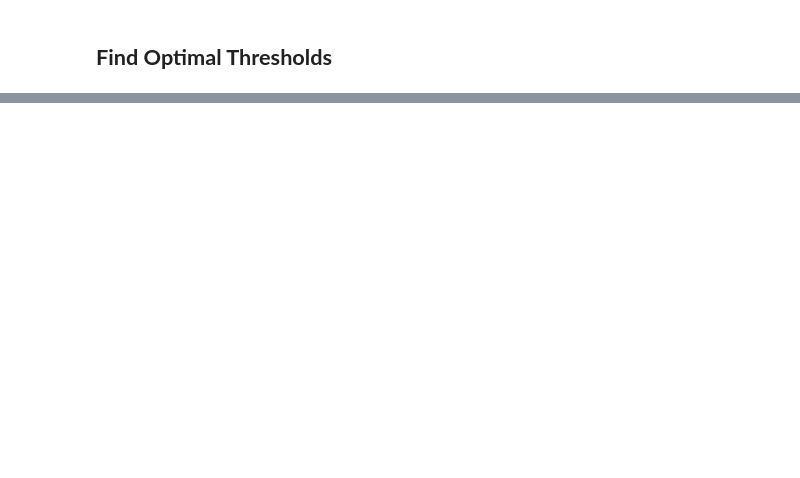
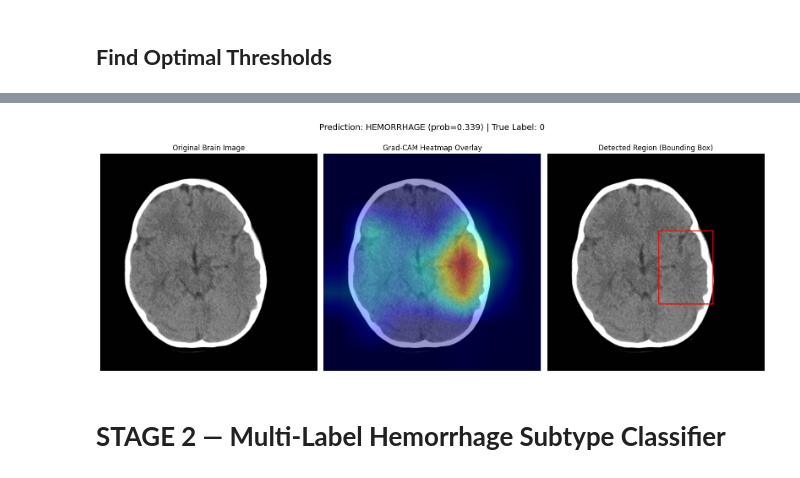
Before and after one commit to Bubu02/Intracranial_Hemorrhage_Detection_Using_Dual-Branch_EfficientNet, a Jupyter notebook: Jupyter Notebook/brain-haemorrhage-identification-v2-0.ipynb, the cells around one changed output, grey strips where cells are left out. Cells and saved outputs as stored; diff of their text form; code cells hidden in the pictures; blank space fills up the shorter version.

```diff
--- a/Jupyter Notebook/brain-haemorrhage-identification-v2-0.ipynb
+++ b/Jupyter Notebook/brain-haemorrhage-identification-v2-0.ipynb
@@ -779,0 +1030,13 @@ plt.show()
+# %%
+# Convert Grad-CAM to a bounding box
+# Threshold CAM (tune threshold if needed)
+thresh = cam_resized > 0.5     # 0.5 is common, adjust if needed
+mask = np.uint8(thresh)
+
+# Find contours
+contours, _ = cv2.findContours(mask, cv2.RETR_EXTERNAL, cv2.CHAIN_APPROX_SIMPLE)
+
+boxes = []
+for cnt in contours:
+    x, y, w, h = cv2.boundingRect(cnt)
+    boxes.append((x, y, w, h))
@@ -779,0 +1172,6 @@ plt.show()
+# %%
+visualize_prediction(idx=10, threshold=best_pr_thresh)
+# %% [output]
+[figure, added]
+# %% [markdown]
+# **STAGE 2 — Multi-Label Hemorrhage Subtype Classifier**
```
Also changed, not shown: parts of 79 cells of this notebook, 2 other files.
